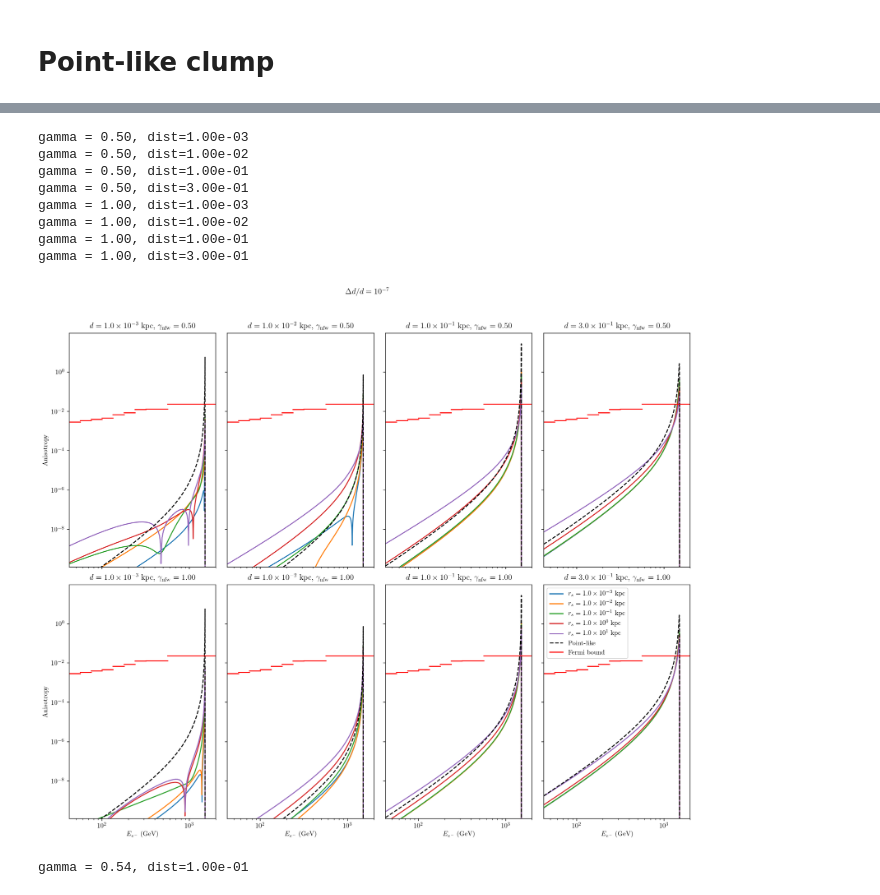
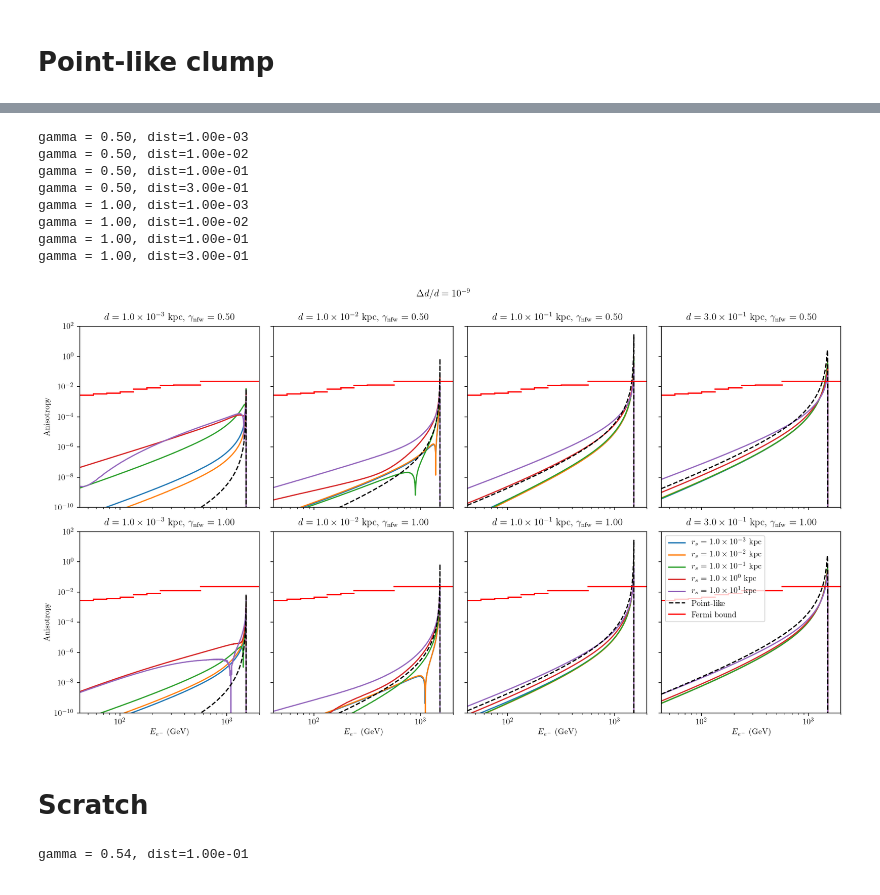
Before and after one commit to adam-coogan/cr_lines_from_dm_subhalos, a Jupyter notebook: Contour plots 6.ipynb, the cells around one changed output, grey strips where cells are left out. Drawn from its saved outputs; the diff is of its cells as text; code cells hidden in the pictures.

Commit message:
Finished updating power-law clump calculations.

```diff
--- a/Contour plots 6.ipynb
+++ b/Contour plots 6.ipynb
@@ -201,7 +201,7 @@ plt.legend()
 aniso_diff_nfw = anisotropy_differential(0.99*e_high_excess, dist_mg, r_s_mg, rho_s_nfw, gamma_nfw, "nfw")
 # %%
 from utilities import D, speed_of_light, lambda_prop, kpc_to_cm
-from pointlike_clump import dphi_de_e_dampe_pt, dphi_de_e_pt, lum_dampe_pt
+from pointlike_clump import phi_e_dampe_pt, phi_e_pt, lum_dampe_pt
 from background_models import phi_e_bg_dampe
 
 def aniso_pt(e, dist):
@@ -210,7 +210,7 @@ def aniso_pt(e, dist):
     def _aniso_pt(e):
         if e < mx:
             return (3 * D(e) / speed_of_light * 2 * dist / lambda_prop(e, mx) *
-                    dphi_de_e_pt(e, dist, mx, lum) / phi_e_bg_dampe(e) * kpc_to_cm)
+                    phi_e_pt(e, dist, mx, lum) / phi_e_bg_dampe(e) * kpc_to_cm)
         else:
             return 0.
 
@@ -977,33 +980,39 @@ for ax in axs.flatten():
     ax.set_xlabel(r"$d$ (kpc)")
     ax.set_ylabel(r"$r_{\mathrm{tr}}$ (kpc)")
     # Line width constraint
-    ax.contourf(dist_mg, r_tr_mg, lw_pt_grid, levels=[n_sigma, np.max(lw_pt_grid)],
+    ax.contourf(dist_mg, r_tr_mg, lw_pt, levels=[n_sigma, np.max(lw_pt)],
                 colors='k', alpha=0.2)
 
 ax = axs[0, 0]
-ax.set_title(r"$L^{\mathrm{pt}}$ (Hz)")
-sci_contours(dist_mg, r_tr_mg, lum_pt_grid, ax, levels=log_levels(lum_pt_grid))
+ax.set_title(r"$L$ (Hz)")
+sci_contours(dist_mg, r_tr_mg, lum_pt, ax, levels=levels_pl[gamma_pl]["lum"])
 
 ax = axs[0, 1]
 ax.set_title(r"$r_p$ (kpc)")
-sci_contours(dist_mg, r_tr_mg, r_p, ax, levels=log_levels(r_p))
+sci_contours(dist_mg, r_tr_mg, r_p, ax, levels=levels_pl[gamma_pl]["r_p"])
 
 ax = axs[1, 0]
-ax.set_title(r"$\phi_\gamma^{\mathrm{inner}}(230\ \mathrm{GeV})$"
+ax.set_title(r"$\phi_\gamma(230\ \mathrm{GeV})$"
              r" (GeV cm$^2$ s sr)$^{-1}$", pad=10)
 # sci_contours(dist_mg, r_tr_mg, phi_g_plateau, ax,
 #              levels=log_levels(phi_g_plateau))
-sci_contours(dist_mg, r_tr_mg, phi_g, ax, fmt="0.1f",
-             levels=np.logspace(-14, -12, 10))
+sci_contours(dist_mg, r_tr_mg, phi_g_pl, ax, levels=levels_pl[gamma_pl]["phi_g"])
 
 ax = axs[1, 1]
 ax.set_title(r"$\frac{\rho_{\mathrm{pl}}(d) +"
              r"\rho_\oplus}{\rho_\oplus}$", pad=10)
-normal_contours(dist_mg, r_tr_mg, rho_rel_pl, ax,
-                levels=log_levels(rho_rel_pl, 5))
+if gamma_pl == 3/2.:
+    normal_contours(dist_mg, r_tr_mg, rho_rel_pl, ax, levels=levels_pl[gamma_pl]["rho_rel"])
+elif gamma_pl == 9/4.:
+    normal_contours(dist_mg, r_tr_mg, rho_rel_pl, ax, fmt=".3f", levels=levels_pl[gamma_pl]["rho_rel"])
 ax.plot(dist, dist, color='k')
 
-fig.suptitle(r"$\gamma=3/2$")
-fig.tight_layout()
-fig.savefig("figures/contour_plots_pl_3_2.pdf")
+if gamma_pl == 3/2.:
+    fig.suptitle(r"$\gamma=3/2$")
+    fig.tight_layout()
+    fig.savefig("figures/contour_plots_pl_3_2.pdf")
+elif gamma_pl == 9/4.:
+    fig.suptitle(r"$\gamma=9/4$")
+    fig.tight_layout()
+    fig.savefig("figures/contour_plots_pl_9_4.pdf")
 # %% [output]
@@ -1022,7 +1021,9 @@ sci_contours(dist_mg, r_tr_mg, th_cut, plt.gca(), levels=log_levels(th_cut))
 # Point-like clump
 # %%
 from utilities import D, speed_of_light, lambda_prop, kpc_to_cm
-from pointlike_clump import dphi_de_e_dampe_pt, dphi_de_e_pt, lum_dampe_pt
+from pointlike_clump import phi_e_dampe as phi_e_dampe_pt
+from pointlike_clump import phi_e as phi_e_pt
+from pointlike_clump import lum_dampe as lum_dampe_pt
 from background_models import phi_e_bg_dampe
 
 def aniso_pt(e, dist):
@@ -1031,7 +1032,7 @@ def aniso_pt(e, dist):
     def _aniso_pt(e):
         if e < mx:
             return np.abs((3 * D(e) / speed_of_light * 2 * dist / lambda_prop(e, mx) *
-                           dphi_de_e_pt(e, dist, mx, lum) / phi_e_bg_dampe(e) * kpc_to_cm))
+                           phi_e_pt(e, dist, lum) / phi_e_bg_dampe(e) * kpc_to_cm))
         else:
             return 0.
 
@@ -1061,10 +1061,10 @@ es = np.linspace(e_low_aniso_fermi[0], np.min([mx, e_high_aniso_fermi[-1]]), 500
 dists = np.array([1e-3, 1e-2, 1e-1, 0.3])
 halo = "nfw"
 gammas = np.array([0.5, 1.])#, 0.72, 1.08])
-delta_d_rel = 1e-7
+delta_d_rel = 1e-9
 
 fig, axes = plt.subplots(len(gammas), len(dists), sharex=True, sharey=True,
-                         figsize=(14, 12))
+                         figsize=(14, 8))
 
 for i, gamma in enumerate(gammas):
     for j, dist in enumerate(dists):
@@ -1089,34 +1089,36 @@ for i, gamma in enumerate(gammas):
             else:
                 label = None
             ax.plot([e_low, e_high], 2*[aniso], 'r', label=label)
 
         if i == len(gammas) - 1 and j == len(dists) - 1:
             ax.legend()
         ax.set_xscale("log")
         ax.set_yscale("log")
         ax.set_xlim(e_low_aniso_fermi[0], e_high_aniso_fermi[-1])
         ax.set_ylim(1e-10, 1e2)
         if i == len(gammas) - 1:
             ax.set_xlabel(r"$E_{e^-}$ (GeV)")
         if j == 0:
             ax.set_ylabel(r"Anisotropy")
         ax.set_title(r"$d = %.1f \times 10^{%i}$ kpc, $\gamma_{\mathrm{%s}} = %.2f$" %
                      (mantissa_exp(dist)[0], mantissa_exp(dist)[1], halo, gamma))
 
 fig.suptitle(r"$\Delta d / d = 10^{%i}$" % mantissa_exp(delta_d_rel)[1])
 fig.tight_layout()
 fig.subplots_adjust(top=0.90)
 fig.savefig("figures/aniso_diff_%s_delta_d_rel=%s.pdf" % (halo, str(delta_d_rel)))
 # %% [output]
 gamma = 0.50, dist=1.00e-03
 gamma = 0.50, dist=1.00e-02
 gamma = 0.50, dist=1.00e-01
 gamma = 0.50, dist=3.00e-01
 gamma = 1.00, dist=1.00e-03
 gamma = 1.00, dist=1.00e-02
 gamma = 1.00, dist=1.00e-01
 gamma = 1.00, dist=3.00e-01
-[figure, old version]
+[figure, new version]
+# %% [markdown]
+# Scratch
 # %%
 es = np.linspace(e_low_aniso_fermi[0], np.min([mx, e_high_aniso_fermi[-1]]), 500)
 dists = np.array([1e-1])#, 1e-2, 1e-1, 0.3])
```
Also changed, not shown: parts of 24 cells of this notebook, 6 other files.
